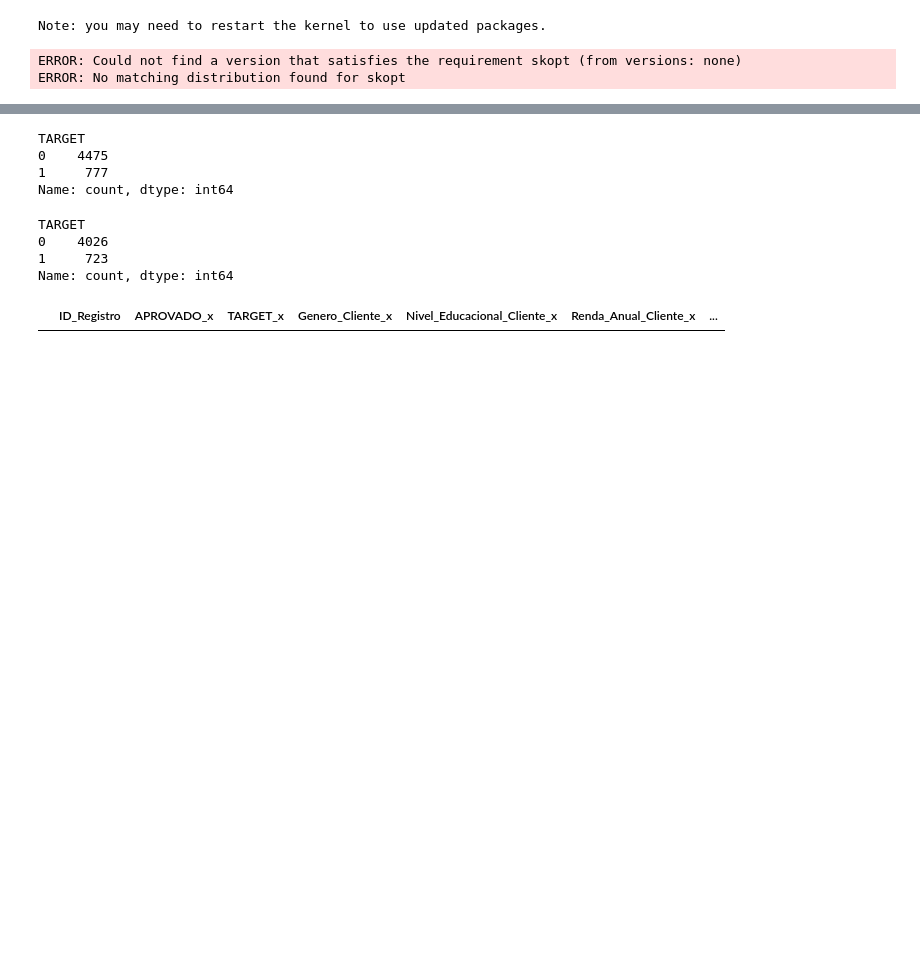
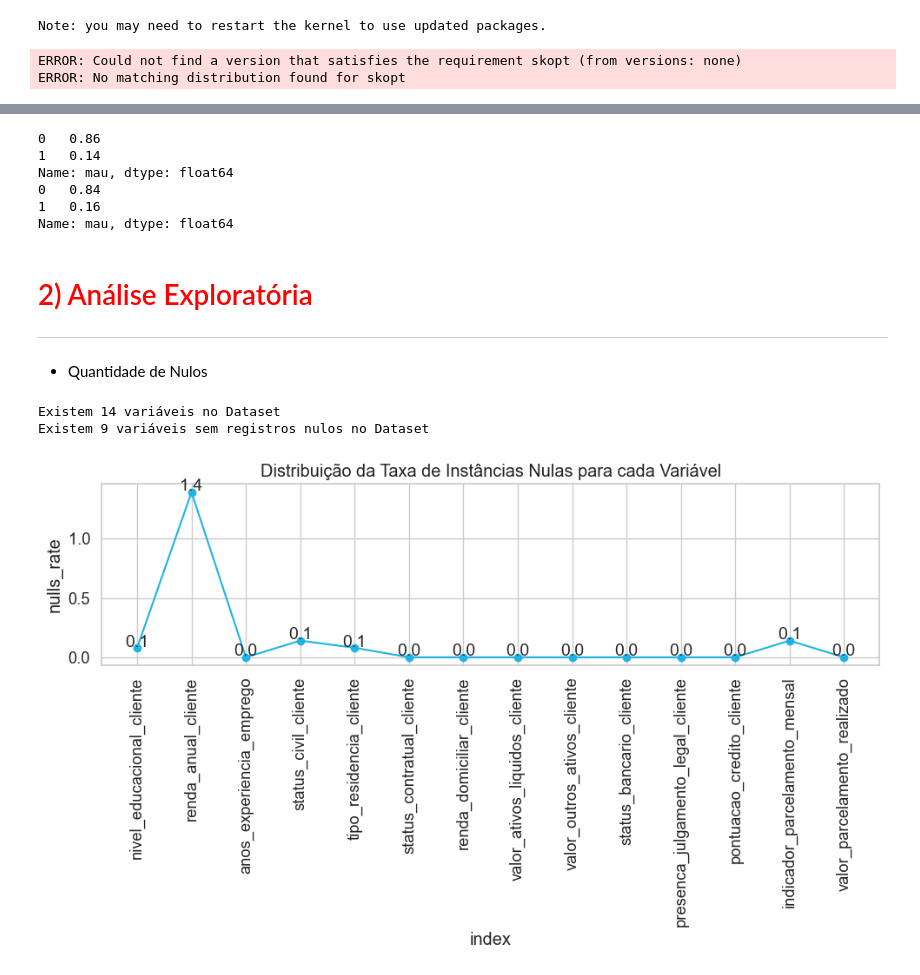
Before and after one commit to leonardovargas10/Reject_Inference, a Jupyter notebook: target/target.ipynb, the cells around one changed output, grey strips where cells are left out. Saved outputs shown, nothing was run; the diff lists cells and outputs as text; code cells hidden in the pictures; blank space fills up the shorter version.

```diff
--- a/target/target.ipynb
+++ b/target/target.ipynb
@@ -333,14 +474,0 @@ plota_barras(['TARGET'], df_aprovado, f'Distribuição de Bons e Maus - Amostra
-# %%
-df_aprovado.TARGET.value_counts()
-# %% [output]
-TARGET
-0    4475
-1     777
-Name: count, dtype: int64
-# %%
-df_rejeitado.TARGET.value_counts()
-# %% [output]
-TARGET
-0    4026
-1     723
-Name: count, dtype: int64
@@ -349,4 +475,62 @@ teste = df_aprovado.merge(df_rejeitado, on = 'ID_Registro', how = 'inner')
-# %%
-teste
-# %% [output]
-|  | ID_Registro | APROVADO_x | TARGET_x | Genero_Cliente_x | Nivel_Educacional_Cliente_x | Renda_Anual_Cliente_x | ... |
+# %%
+aprovado_train = list(df_aprovado['id_registro'].sample(frac = 0.7, random_state = 42, replace = False).values)
+aprovado_test = df_aprovado.loc[~df_aprovado['id_registro'].isin(aprovado_train)]['id_registro'].values
+
+rejeitado_train = list(df_rejeitado['id_registro'].sample(frac = 0.7, random_state = 42, replace = False).values)
+rejeitado_test = df_rejeitado.loc[~df_rejeitado['id_registro'].isin(rejeitado_train)]['id_registro'].values
+
+df_aprovado_train = df_aprovado.loc[df_aprovado['id_registro'].isin(aprovado_train)]
+df_aprovado_test = df_aprovado.loc[df_aprovado['id_registro'].isin(aprovado_test)]
+
+df_rejeitado_train = df_rejeitado.loc[df_rejeitado['id_registro'].isin(rejeitado_train)]
+df_rejeitado_test = df_rejeitado.loc[df_rejeitado['id_registro'].isin(rejeitado_test)]
+
+print(df_aprovado_train['mau'].value_counts(normalize = True))
+print(df_aprovado_test['mau'].value_counts(normalize = True))
+
+variaveis_continuas = [
+       'renda_anual_cliente',
+       'anos_experiencia_emprego',
+       'renda_domiciliar_cliente', 'valor_ativos_liquidos_cliente',
+       'valor_outros_ativos_cliente', 'pontuacao_credito_cliente',
+       'valor_parcelamento_realizado'
+]
+
+variaveis_categoricas = [
+    'nivel_educacional_cliente', 'status_civil_cliente', 'tipo_residencia_cliente', 'status_contratual_cliente',
+    'status_bancario_cliente', 'presenca_julgamento_legal_cliente', 'indicador_parcelamento_mensal',
+]
+# %% [output]
+0   0.86
+1   0.14
+Name: mau, dtype: float64
+0   0.84
+1   0.16
+Name: mau, dtype: float64
+# %% [markdown]
+# <font color='red' style='font-size: 40px;'> 2) Análise Exploratória </font>
+<hr style='border: 2px solid red;'>
+# %% [markdown]
+- Quantidade de Nulos
+# %%
+df_nulls = (
+    pd.DataFrame(
+        df_aprovado_train
+        .drop(["id_registro", "aprovado", "mau"], axis = 1)
+        .isnull().sum()
+      )
+      .reset_index()
+      .rename({0:'nulls_amnt'}, axis = 1)
+)
+df_nulls['nulls_rate'] = round((df_nulls['nulls_amnt']/df_aprovado_train.shape[0])*100, 2)
+
+print(f'Existem {len(df_nulls)} variáveis no Dataset')
+df_not_nulls_nulls = df_nulls.loc[df_nulls['nulls_rate'] == 0]
+columns_not_nulls = list(df_not_nulls_nulls['index'])
+print(f'Existem {len(columns_not_nulls)} variáveis sem registros nulos no Dataset')
+
+plota_grafico_linhas(df_nulls, "index", "nulls_rate", True, "Distribuição da Taxa de Instâncias Nulas para cada Variável")
+# %% [output]
+Existem 14 variáveis no Dataset
+Existem 9 variáveis sem registros nulos no Dataset
+[figure, added]
```
Also changed, not shown: parts of 23 cells of this notebook.
